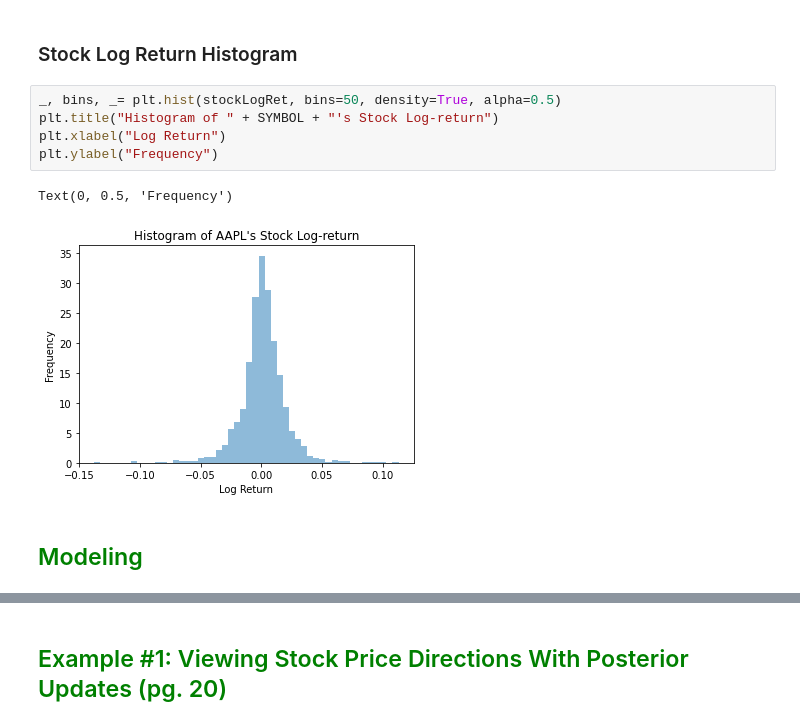
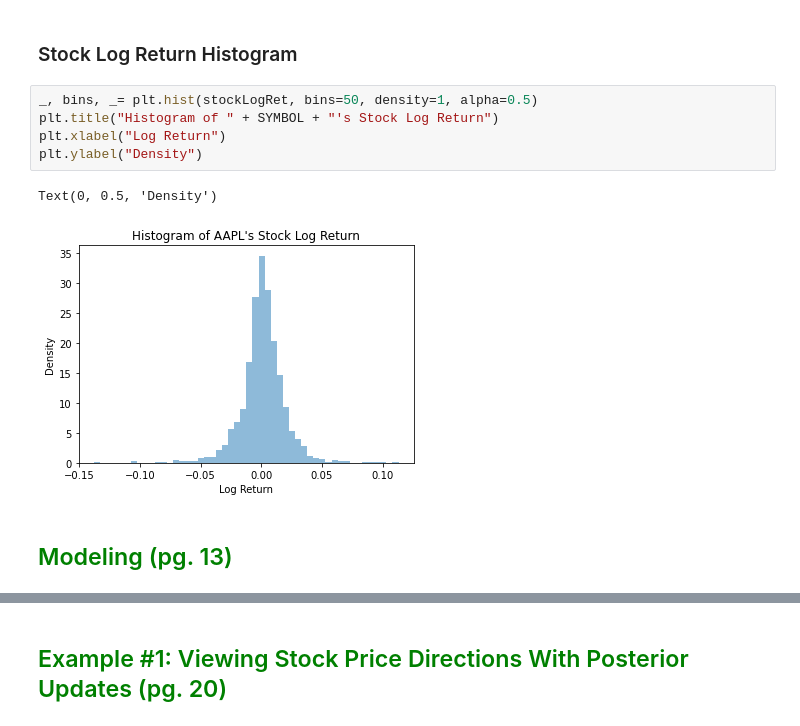
Before and after one commit to lykjohn/UChicago-Summer-Session-2022, a Jupyter notebook: Week1/Week 1 Lecture Source Code.ipynb, the cells around one changed output, grey strips where cells are left out. Cells and saved outputs as stored; diff of their text form.

```diff
--- a/Week1/Week 1 Lecture Source Code.ipynb
+++ b/Week1/Week 1 Lecture Source Code.ipynb
@@ -121,12 +121,12 @@ Text(0.5, 0, 'Log Return')
 # %% [markdown]
 <h3> Stock Log Return Histogram</h3>
 # %%
-_, bins, _= plt.hist(stockLogRet, bins=50, density=True, alpha=0.5)
-plt.title("Histogram of " + SYMBOL + "'s Stock Log-return")
+_, bins, _= plt.hist(stockLogRet, bins=50, density=1, alpha=0.5)
+plt.title("Histogram of " + SYMBOL + "'s Stock Log Return")
 plt.xlabel("Log Return")
-plt.ylabel("Frequency")
+plt.ylabel("Density")
 # %% [output]
-Text(0, 0.5, 'Frequency')
+Text(0, 0.5, 'Density')
-[figure, old version]
+[figure, new version]
 # %% [markdown]
-<h2 style="color:Green;">Modeling</h2>
+<h2 style="color:Green;">Modeling (pg. 13)</h2>
```
Also changed, not shown: parts of 6 cells of this notebook, 8 other files.
